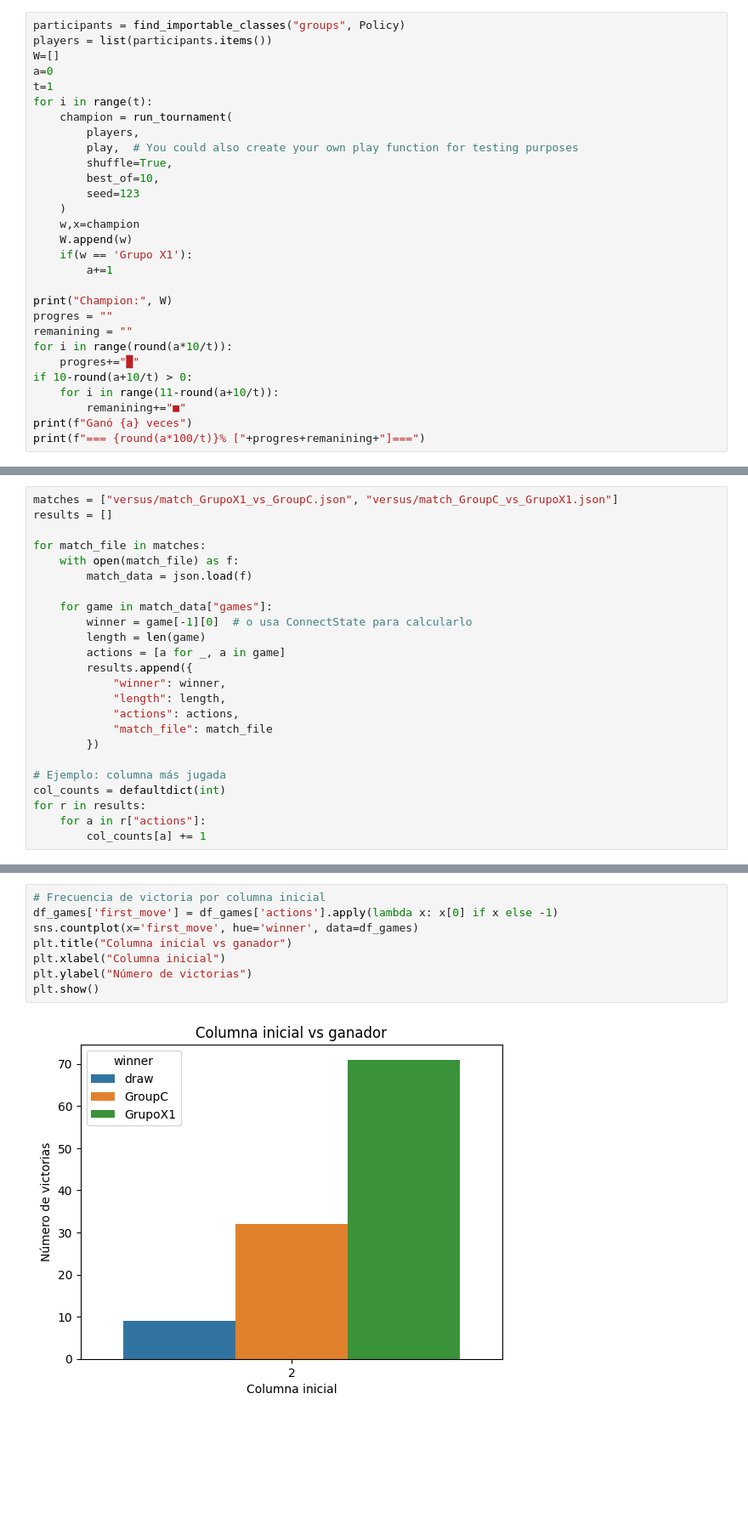
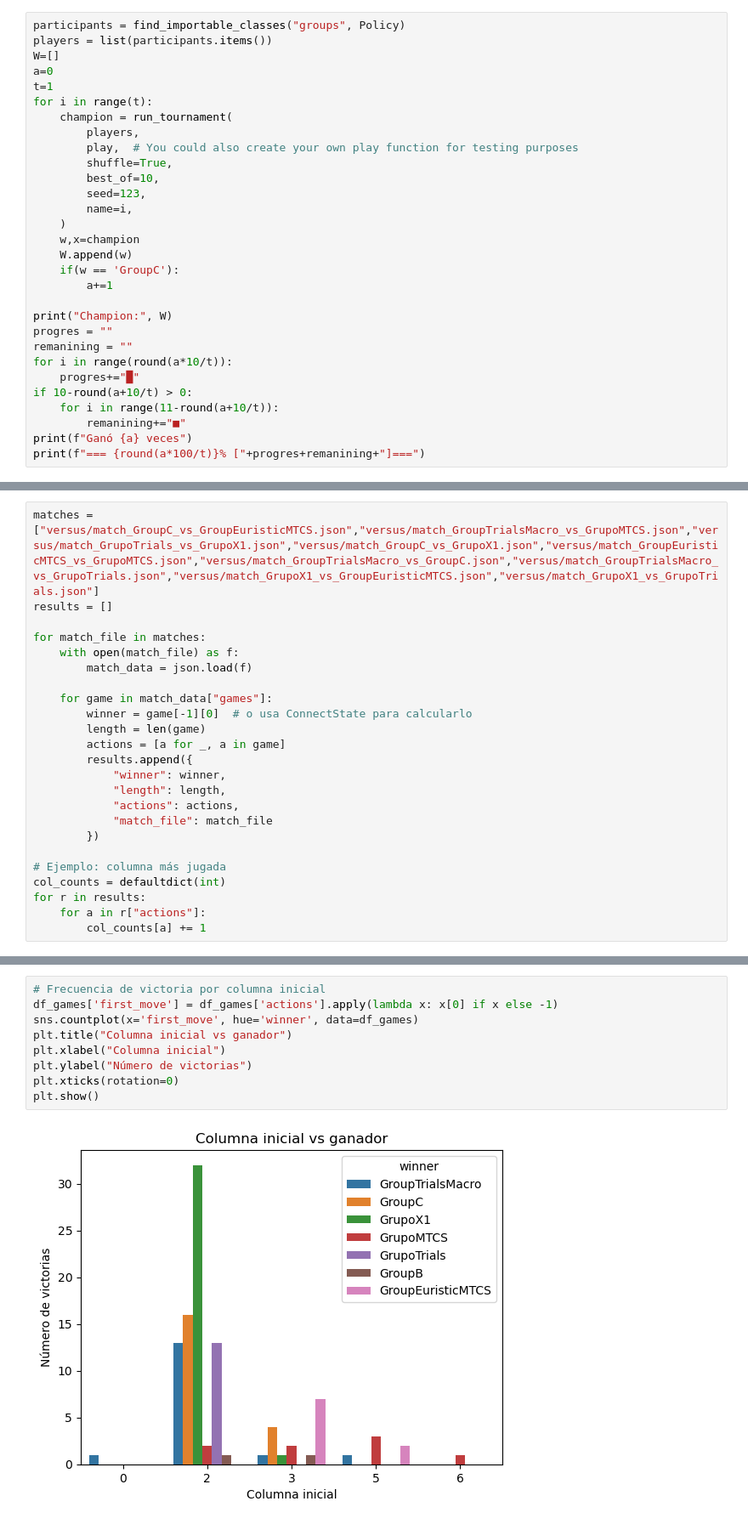
Before and after one commit to LuisSGalvis/ProjectoIA, a Jupyter notebook: entrega.ipynb, the cells around one changed output, grey strips where cells are left out. Shown: that part at 85% size. Drawn from its saved outputs; the diff is of its cells as text; blank space fills up the shorter version.

```diff
--- a/entrega.ipynb
+++ b/entrega.ipynb
@@ -22,11 +22,12 @@ for i in range(t):
         play,  # You could also create your own play function for testing purposes
         shuffle=True,
         best_of=10,
-        seed=123
+        seed=123,
+        name=i,
     )
     w,x=champion
     W.append(w)
-    if(w == 'Grupo X1'):
+    if(w == 'GroupC'):
         a+=1
 
 print("Champion:", W)
@@ -58,7 +59,7 @@ Champion: ['GroupC']
 Ganó 0 veces
 === 0% []===
 # %%
-matches = ["versus/match_GrupoX1_vs_GroupC.json", "versus/match_GroupC_vs_GrupoX1.json"]
+matches = ["versus/match_GroupC_vs_GroupEuristicMTCS.json","versus/match_GroupTrialsMacro_vs_GrupoMTCS.json","versus/match_GrupoTrials_vs_GrupoX1.json","versus/match_GroupC_vs_GrupoX1.json","versus/match_GroupEuristicMTCS_vs_GrupoMTCS.json","versus/match_GroupTrialsMacro_vs_GroupC.json","versus/match_GroupTrialsMacro_vs_GrupoTrials.json","versus/match_GrupoX1_vs_GroupEuristicMTCS.json","versus/match_GrupoX1_vs_GrupoTrials.json"]
 results = []
 
 for match_file in matches:
@@ -231,13 +234,14 @@ def plot_win_draw_ratio(df_games):
 # %%
 # Frecuencia de victoria por columna inicial
 df_games['first_move'] = df_games['actions'].apply(lambda x: x[0] if x else -1)
 sns.countplot(x='first_move', hue='winner', data=df_games)
 plt.title("Columna inicial vs ganador")
 plt.xlabel("Columna inicial")
 plt.ylabel("Número de victorias")
+plt.xticks(rotation=0)
 plt.show()
 # %% [output]
-[figure, old version]
+[figure, new version]
 # %%
 matches = load_matches("versus")
 df_games = extract_game_data(matches)
```
Also changed, not shown: parts of 6 cells of this notebook.
